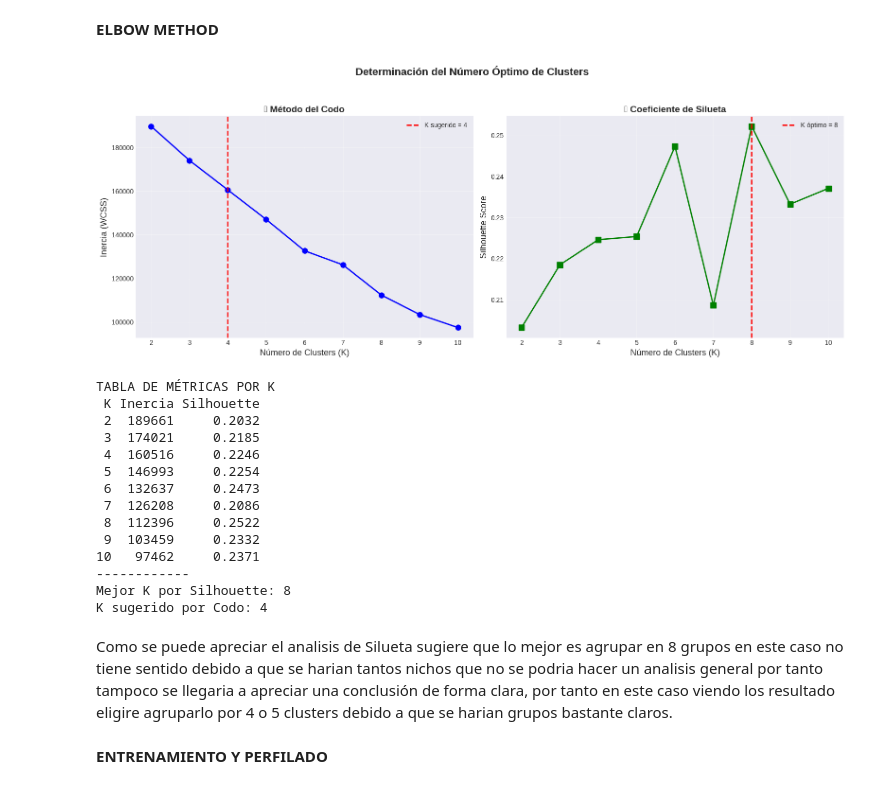
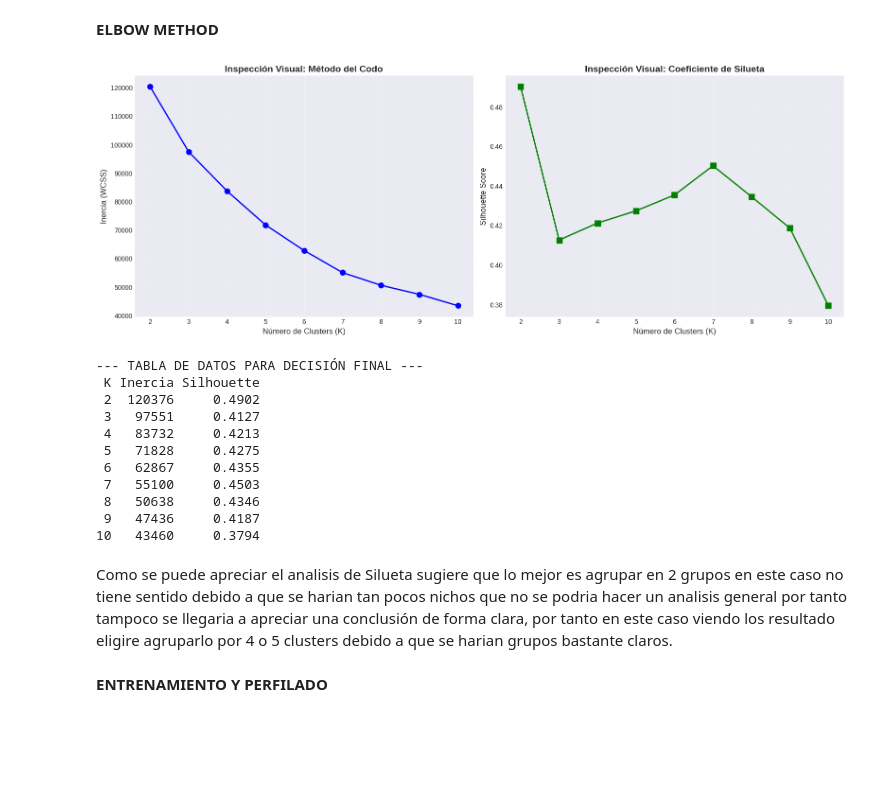
Before and after one commit to Kmpi17/TFMGreenWashing, a Jupyter notebook: TFG_KMPI.ipynb, the cells around one changed output. Saved outputs shown, nothing was run; the diff lists cells and outputs as text; code cells hidden in the pictures; blank space fills up the shorter version.

Commit message:
Modelo probablemente valido

```diff
--- a/TFG_KMPI.ipynb
+++ b/TFG_KMPI.ipynb
@@ -522,0 +525,4 @@ Columna 'additives_n': 2335 outliers
+# %%
+print(f"Total de registros antes de filtrar por sal: {len(df_products_copy)}")
+df_products_copy = df_products_copy[df_products_copy['salt_100g'] <= 0.5]
+print(f"Total de registros antes de filtrar por sal: {len(df_products_copy)}")
@@ -864,9 +875,11 @@ En la matriz de correlación podemos observar que aunque un producto sea bio o n
 # %%
-columnas_modelo = [
+cols_num = [
     'energy-kcal_100g', 'fat_100g', 'saturated-fat_100g',
-    'sugars_100g', 'proteins_100g', 'salt_100g', 'additives_n',
-    'f_bio', 'f_natural', 'f_vegan', 'f_light', 'f_proteina', 'f_salud','aditivos_score'
+    'sugars_100g', 'proteins_100g', 'salt_100g', 'additives_n', 'aditivos_score'
 ]
 
-df_product_train= df_products_model[columnas_modelo].fillna(0)
-print(f"Dataset listo para entrenar con {df_product_train.shape[0]} productos y {df_product_train.shape[1]} características.")
+cols_bin = [
+    'f_bio', 'f_natural', 'f_vegan', 'f_light', 'f_proteina', 'f_salud'
+]
+
+df_product_train=df_products_model.copy()
@@ -921,72 +940,64 @@ max        3.73        4.18     11.13           16.59
 **ELBOW METHOD**
 # %%
 
+
+X = df_visualizacion
 
 inercias = []
 silhouette_scores = []
 K_range = range(2, 11)
 
+
 for k in K_range:
     kmeans = KMeans(n_clusters=k, random_state=42, n_init=10)
-    labels = kmeans.fit_predict(df_product_train_scaled)
+    labels = kmeans.fit_predict(X)
     inercias.append(kmeans.inertia_)
-    silhouette_scores.append(silhouette_score(df_product_train_scaled, labels))
+    silhouette_scores.append(silhouette_score(X, labels))
 
-best_k_silhouette = list(K_range)[np.argmax(silhouette_scores)]
-k_codo_sugerido = 4
 
 fig, axes = plt.subplots(1, 2, figsize=(16, 6))
 
 axes[0].plot(K_range, inercias, 'bo-', linewidth=2, markersize=8)
-axes[0].axvline(x=k_codo_sugerido, color='red', linestyle='--', linewidth=2, label=f'K sugerido = {k_codo_sugerido}')
-axes[0].set_xlabel('Número de Clusters (K)', fontsize=13)
-axes[0].set_ylabel('Inercia (WCSS)', fontsize=13)
-axes[0].set_title('📈 Método del Codo', fontsize=14, fontweight='bold')
-axes[0].legend()
+axes[0].set_xlabel('Número de Clusters (K)', fontsize=12)
+axes[0].set_ylabel('Inercia (WCSS)', fontsize=12)
+axes[0].set_title('Inspección Visual: Método del Codo', fontsize=14, fontweight='bold')
 axes[0].set_xticks(list(K_range))
 axes[0].grid(True, alpha=0.3)
 
+
 axes[1].plot(K_range, silhouette_scores, 'gs-', linewidth=2, markersize=8)
-axes[1].axvline(x=best_k_silhouette, color='red', linestyle='--', linewidth=2, label=f'K óptimo = {best_k_silhouette}')
-axes[1].set_xlabel('Número de Clusters (K)', fontsize=13)
-axes[1].set_ylabel('Silhouette Score', fontsize=13)
-axes[1].set_title('📊 Coeficiente de Silueta', fontsize=14, fontweight='bold')
-axes[1].legend()
+axes[1].set_xlabel('Número de Clusters (K)', fontsize=12)
+axes[1].set_ylabel('Silhouette Score', fontsize=12)
+axes[1].set_title('Inspección Visual: Coeficiente de Silueta', fontsize=14, fontweight='bold')
 axes[1].set_xticks(list(K_range))
 axes[1].grid(True, alpha=0.3)
 
-plt.suptitle('Determinación del Número Óptimo de Clusters', fontsize=16, fontweight='bold', y=1.05)
 plt.tight_layout()
 plt.show()
 
-tabla_k = pd.DataFrame({
+
+tabla_metrics = pd.DataFrame({
     'K': list(K_range),
     'Inercia': [f'{v:.0f}' for v in inercias],
     'Silhouette': [f'{v:.4f}' for v in silhouette_scores]
 })
 
-print('TABLA DE MÉTRICAS POR K')
-print(tabla_k.to_string(index=False))
-print('------------')
-print(f'Mejor K por Silhouette: {best_k_silhouette}')
-print(f'K sugerido por Codo: {k_codo_sugerido}')
+print('\n--- TABLA DE DATOS PARA DECISIÓN FINAL ---')
+print(tabla_metrics.to_string(index=False))
 # %% [output]
-[figure, old version]
+[figure, new version]
-TABLA DE MÉTRICAS POR K
+--- TABLA DE DATOS PARA DECISIÓN FINAL ---
  K Inercia Silhouette
- 2  189661     0.2032
- 3  174021     0.2185
- 4  160516     0.2246
- 5  146993     0.2254
- 6  132637     0.2473
- 7  126208     0.2086
- 8  112396     0.2522
- 9  103459     0.2332
-10   97462     0.2371
-------------
-Mejor K por Silhouette: 8
-K sugerido por Codo: 4
+ 2  120376     0.4902
+ 3   97551     0.4127
+ 4   83732     0.4213
+ 5   71828     0.4275
+ 6   62867     0.4355
+ 7   55100     0.4503
+ 8   50638     0.4346
+ 9   47436     0.4187
+10   43460     0.3794
 # %% [markdown]
-Como se puede apreciar el analisis de Silueta sugiere que lo mejor es agrupar en 8 grupos en este caso no tiene sentido debido a que se harian tantos nichos que no se podria hacer un analisis general por tanto tampoco se llegaria a apreciar una conclusión de forma clara, por tanto en este caso viendo los resultado eligire agruparlo por 4 o 5 clusters debido a que se harian grupos bastante claros.
+Como se puede apreciar el analisis de Silueta sugiere que lo mejor es agrupar en 2 grupos en este caso no tiene sentido debido a que se harian tan pocos nichos que no se podria hacer un analisis general por tanto tampoco se llegaria a apreciar una conclusión de forma clara, por tanto en este caso viendo los resultado eligire agruparlo por 4 o 5 clusters debido a que se harian grupos bastante claros.
 # %% [markdown]
 **ENTRENAMIENTO Y PERFILADO**
```
Also changed, not shown: parts of 22 cells of this notebook.
